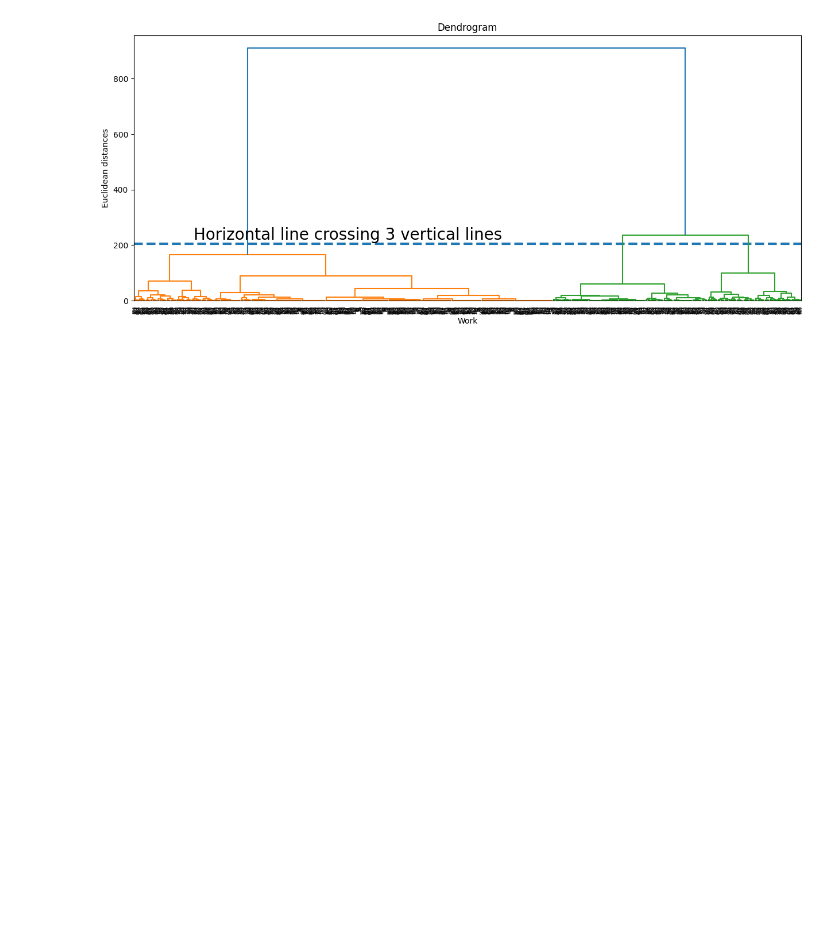
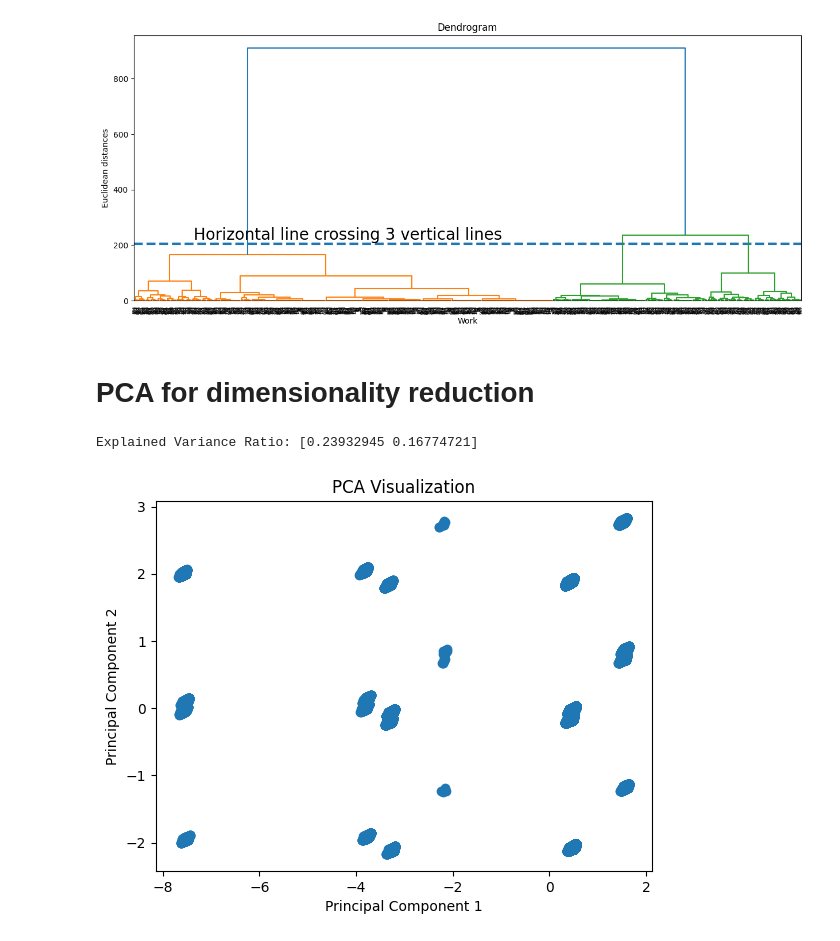
Before and after one commit to cjaradhye/eda-main, a Jupyter notebook: 22BCE2906.ipynb, the cells around one changed output. Drawn from its saved outputs; the diff is of its cells as text; code cells hidden in the pictures; blank space fills up the shorter version.

```diff
--- a/22BCE2906.ipynb
+++ b/22BCE2906.ipynb
@@ -201,3 +201,41 @@ dendrogram = sch.dendrogram(sch.linkage(X_sampled, method='ward'))
 plt.show()
 # %% [output]
 [figure]
+# %% [markdown]
+# PCA for dimensionality reduction
+# %%
+import pandas as pd
+import numpy as np
+from sklearn.preprocessing import StandardScaler, OneHotEncoder
+from sklearn.decomposition import PCA
+from sklearn.impute import SimpleImputer
+
+categorical_cols = ['gender1', 'gender2', 'afam', 'hispanic', 'other']
+numerical_cols = ['age', 'work']
+
+imputer = SimpleImputer(strategy='mean')
+data[numerical_cols] = imputer.fit_transform(data[numerical_cols])
+
+encoder = OneHotEncoder()
+encoded_data = encoder.fit_transform(data[categorical_cols]).toarray()
+
+X = np.concatenate([data[numerical_cols], encoded_data], axis=1)
+
+scaler = StandardScaler()
+X_scaled = scaler.fit_transform(X)
+
+pca = PCA(n_components=2)
+X_pca = pca.fit_transform(X_scaled)
+
+print("Explained Variance Ratio:", pca.explained_variance_ratio_)
+
+import matplotlib.pyplot as plt
+
+plt.scatter(X_pca[:, 0], X_pca[:, 1])
+plt.xlabel('Principal Component 1')
+plt.ylabel('Principal Component 2')
+plt.title('PCA Visualization')
+plt.show()
+# %% [output]
+Explained Variance Ratio: [0.23932945 0.16774721]
+[figure, added]
```
